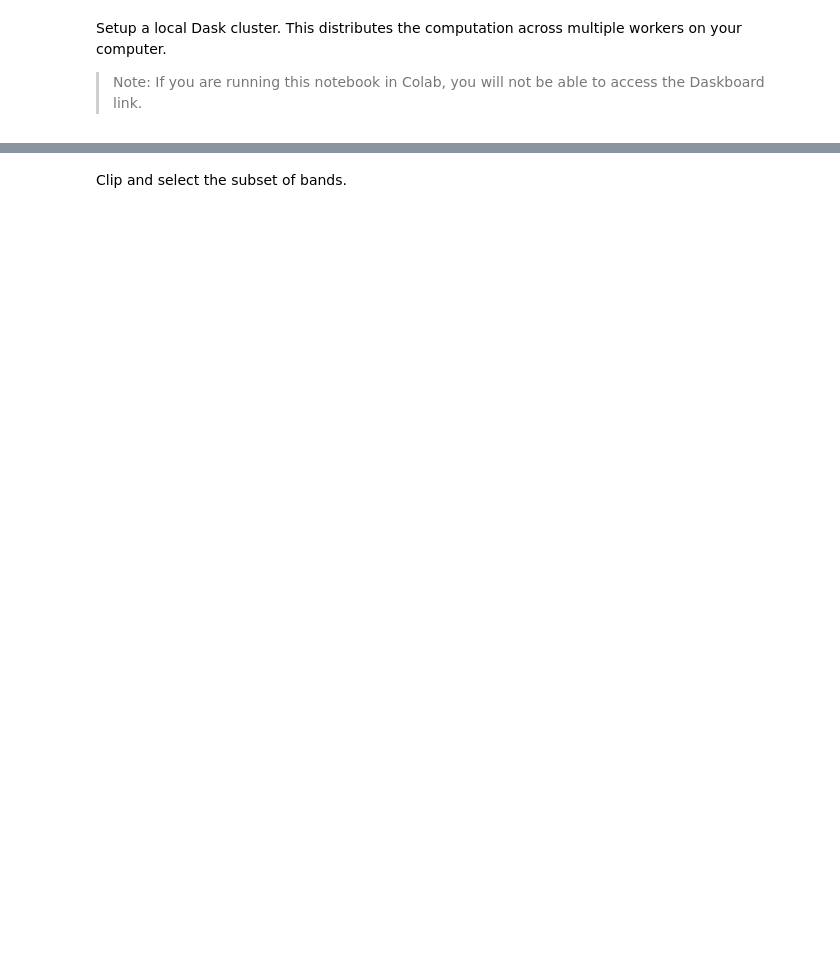
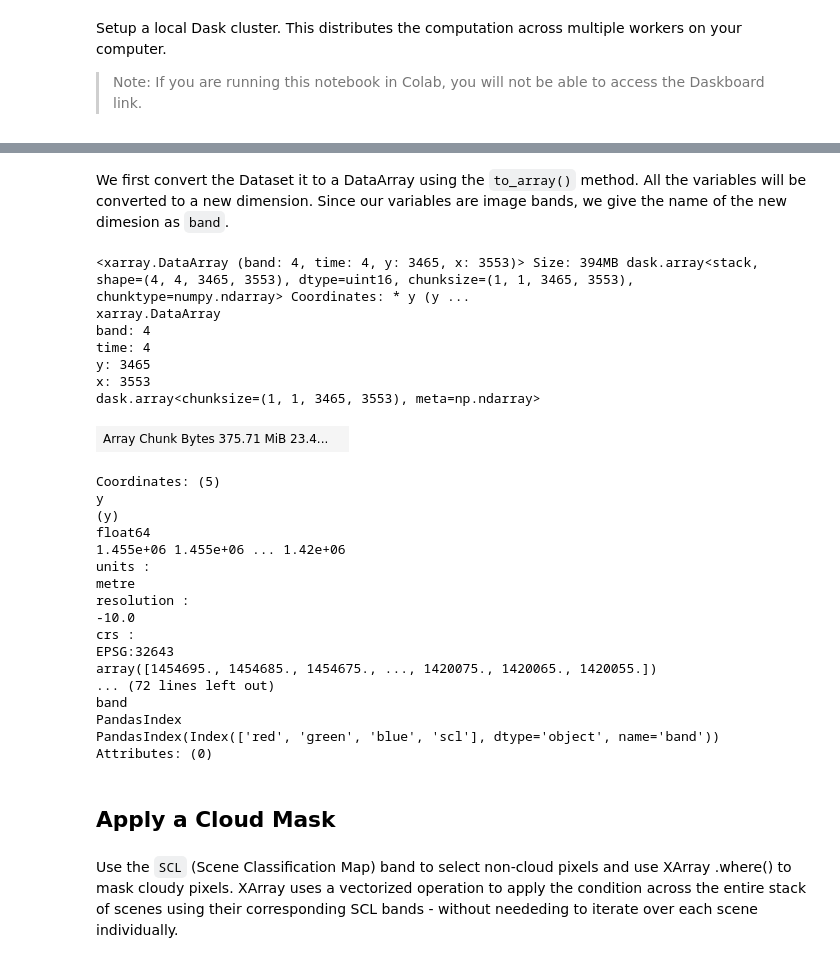
Before and after one commit to rahul4planet/geopython-tutorials, a Jupyter notebook: notebooks/dask_median_composite.ipynb, the cells around one changed output, grey strips where cells are left out. Saved outputs shown, nothing was run; the diff lists cells and outputs as text; code cells hidden in the pictures; blank space fills up the shorter version.

```diff
--- a/notebooks/dask_median_composite.ipynb
+++ b/notebooks/dask_median_composite.ipynb
@@ -127,2 +172,35 @@ resolution :
+# %% [markdown]
+We first convert the Dataset it to a DataArray using the `to_array()` method. All the variables will be converted to a new dimension. Since our variables are image bands, we give the name of the new dimesion as `band`.
+# %%
+da = ds.to_array('band')
+da
+# %% [output]
+<xarray.DataArray (band: 4, time: 4, y: 3465, x: 3553)> Size: 394MB dask.array<stack, shape=(4, 4, 3465, 3553), dtype=uint16, chunksize=(1, 1, 3465, 3553), chunktype=numpy.ndarray> Coordinates: * y (y ...
+xarray.DataArray
+band: 4
+time: 4
+y: 3465
+x: 3553
+dask.array<chunksize=(1, 1, 3465, 3553), meta=np.ndarray>
+| Array Chunk Bytes 375.71 MiB 23.4... |  |
+Coordinates: (5)
+y
+(y)
+float64
+1.455e+06 1.455e+06 ... 1.42e+06
+units :
+metre
+resolution :
+-10.0
+crs :
+EPSG:32643
+array([1454695., 1454685., 1454675., ..., 1420075., 1420065., 1420055.])
+... (72 lines left out)
+band
+PandasIndex
+PandasIndex(Index(['red', 'green', 'blue', 'scl'], dtype='object', name='band'))
+Attributes: (0)
+# %% [markdown]
+## Apply a Cloud Mask
 # %% [markdown]
-Clip and select the subset of bands.
+Use the `SCL` (Scene Classification Map) band to select non-cloud pixels and use XArray .where() to mask cloudy pixels. XArray uses a vectorized operation to apply the condition across the entire stack of scenes using their corresponding SCL bands - without neededing to iterate over each scene individually.
```
Also changed, not shown: parts of 26 cells of this notebook.
